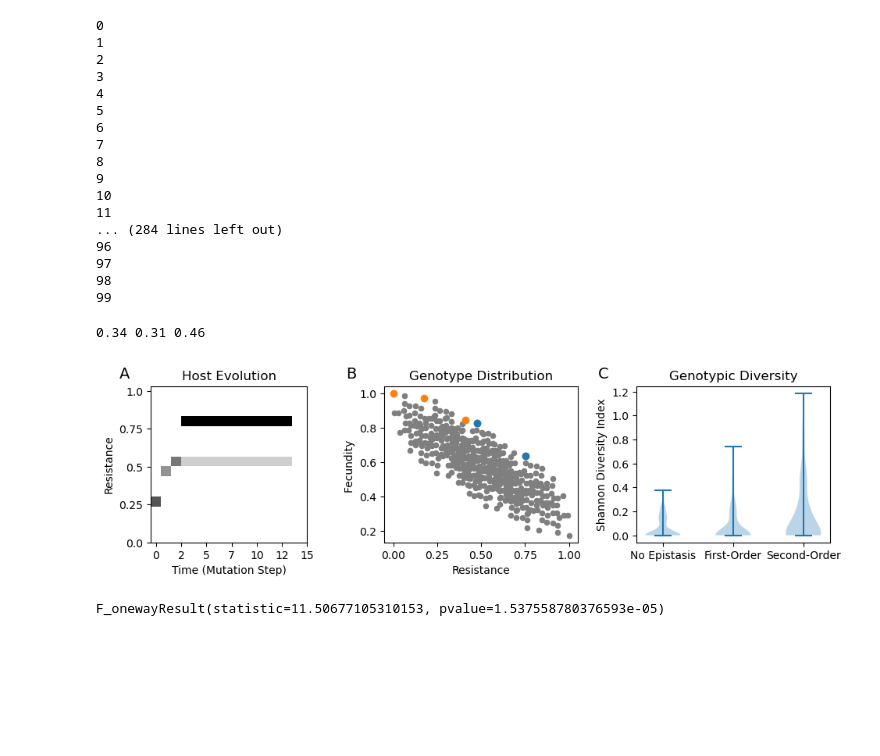
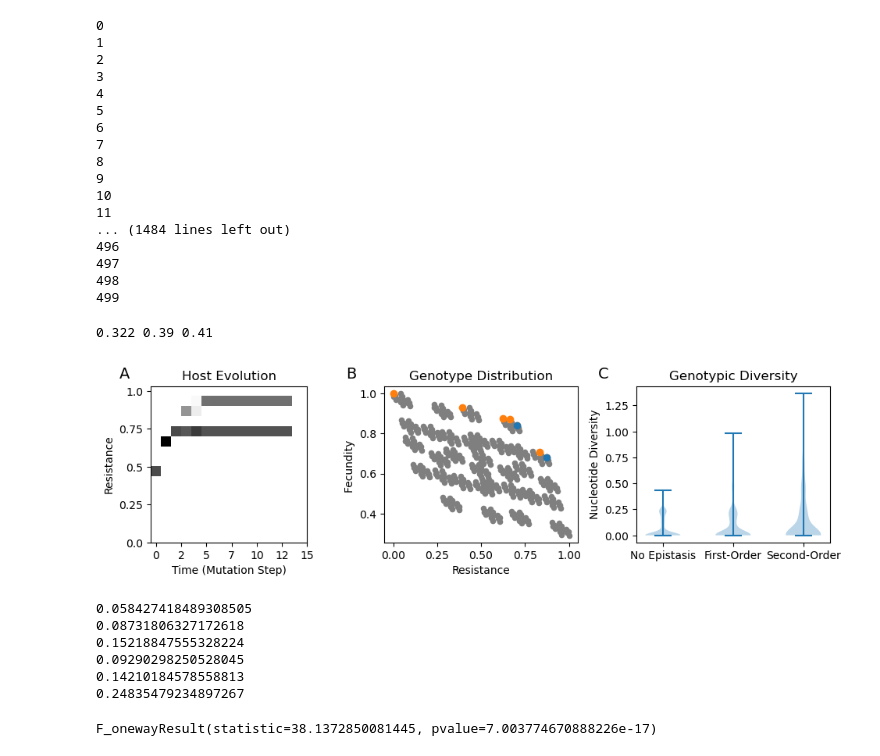
Before and after one commit to svhulse/cost-model, a Jupyter notebook: evol_model.ipynb, the cells around one changed output. Cells and saved outputs as stored; diff of their text form; code cells hidden in the pictures; blank space fills up the shorter version.

```diff
--- a/evol_model.ipynb
+++ b/evol_model.ipynb
@@ -108,9 +108,9 @@ def diversity_panel(n_sims, n_loci=n_loci, epistasis=0, n_gens=n_gens, t=t, beta
 
 	return div_array, n_poly/(n_poly+n_mono)
 # %%
-no_epi, prop1 = diversity_panel(100, epistasis=0, n_loci=9)
-epi_1, prop2 = diversity_panel(100, epistasis=1, n_loci=9)
-epi_2, prop3 = diversity_panel(100, epistasis=2, n_loci=9)
+no_epi, prop1 = diversity_panel(500, epistasis=0, n_loci=9)
+epi_1, prop2 = diversity_panel(500, epistasis=1, n_loci=9)
+epi_2, prop3 = diversity_panel(500, epistasis=2, n_loci=9)
 # %% [output]
 0
 1
@@ -124,50 +124,64 @@ epi_2, prop3 = diversity_panel(100, epistasis=2, n_loci=9)
 9
 10
 11
-... (284 lines left out)
-96
-97
-98
-99
+... (1484 lines left out)
+496
+497
+498
+499
 # %%
 print(prop1, prop2, prop3)
 # %% [output]
-0.34 0.31 0.46
+0.322 0.39 0.41
 # %%
 fig, ax = plt.subplots(nrows=1, ncols=3, figsize=(10,3))
 
 genotypes = ax[0].imshow(np.log(1+evol_plot), cmap='Greys')
 ax[0].set_title('Host Evolution')
 ax[0].set_ylabel('Resistance')
 ax[0].set_xlabel('Time (Mutation Step)')
 ax[0].set_xticks(t_ticks)
 ax[0].set_yticks(r_ticks)
 ax[0].set_xticklabels(t_tick_labels)
 ax[0].set_yticklabels(r_tick_labels)
 
 abundances = np.max(X_t, axis=1)
 ax[1].set_title('Genotype Distribution')
 ax[1].set_xlabel('Resistance')
 ax[1].set_ylabel('Fecundity ')
 ax[1].scatter((1-(model.B/model.beta))[abundances<=1], model.F[abundances<=1], c='tab:gray', s=20)
 ax[1].scatter((1-(model.B/model.beta))[abundances>1], model.F[abundances>1], c='tab:orange')
 ax[1].scatter((1-(model.B/model.beta))[X_t[:,-1]>1], model.F[X_t[:,-1]>1], c='tab:blue')
 
 ax[2].set_title('Genotypic Diversity')
 ax[2].violinplot((no_epi, epi_1, epi_2))
 ax[2].set_xticks([1,2,3], ['No Epistasis', 'First-Order', 'Second-Order'])
-ax[2].set_ylabel('Shannon Diversity Index')
+ax[2].set_ylabel('Nucleotide Diversity')
 
 ax[0].annotate("A", xy=(-0.2, 1.05), xycoords="axes fraction", fontsize=14)
 ax[1].annotate("B", xy=(-0.2, 1.05), xycoords="axes fraction", fontsize=14)
 ax[2].annotate("C", xy=(-0.2, 1.05), xycoords="axes fraction", fontsize=14)
 
 plt.tight_layout()
 # %% [output]
-[figure, old version]
+[figure, new version]
-# %%
-from scipy.stats import f_oneway
-
-f_oneway(no_epi, epi_1, epi_2)
-# %% [output]
-F_onewayResult(statistic=11.50677105310153, pvalue=1.537558780376593e-05)
+# %%
+from scipy.stats import f_oneway
+
+print(np.mean(no_epi))
+print(np.mean(epi_1))
+print(np.mean(epi_2))
+
+print(np.std(no_epi))
+print(np.std(epi_1))
+print(np.std(epi_2))
+
+f_oneway(no_epi, epi_1, epi_2)
+# %% [output]
+0.058427418489308505
+0.08731806327172618
+0.15218847555328224
+0.09290298250528045
+0.14210184578558813
+0.24835479234897267
+F_onewayResult(statistic=38.1372850081445, pvalue=7.003774670888226e-17)
```
